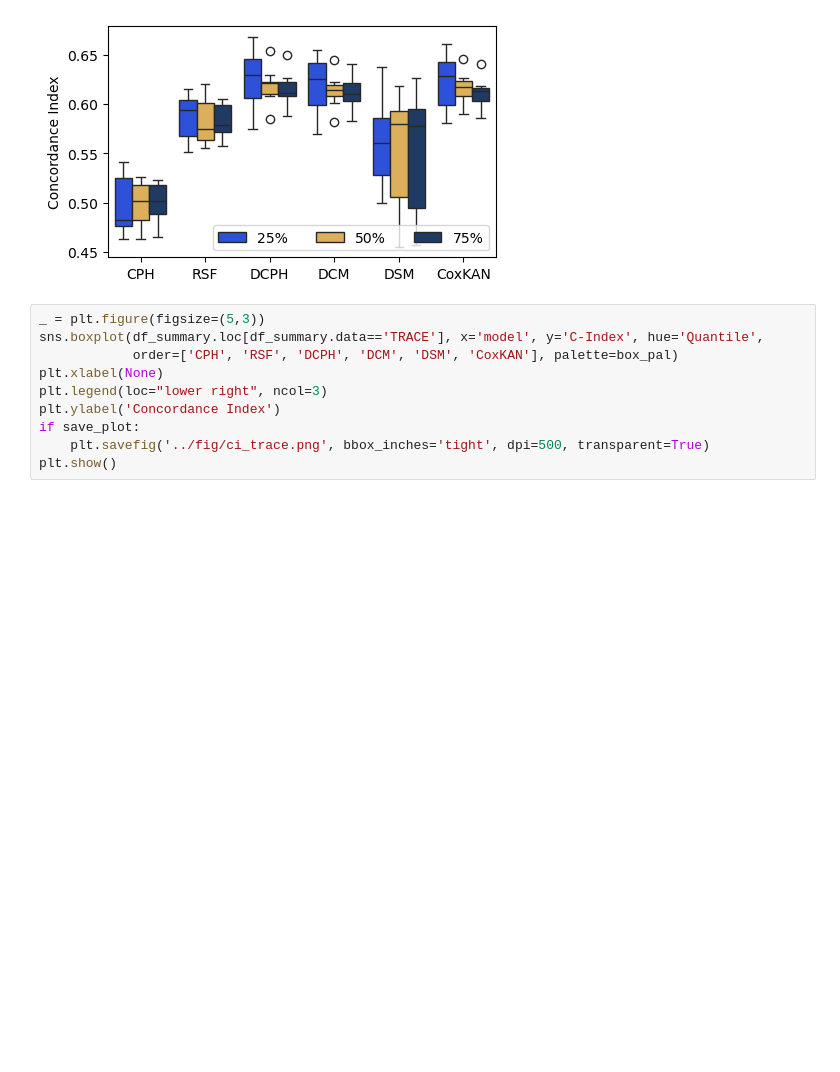
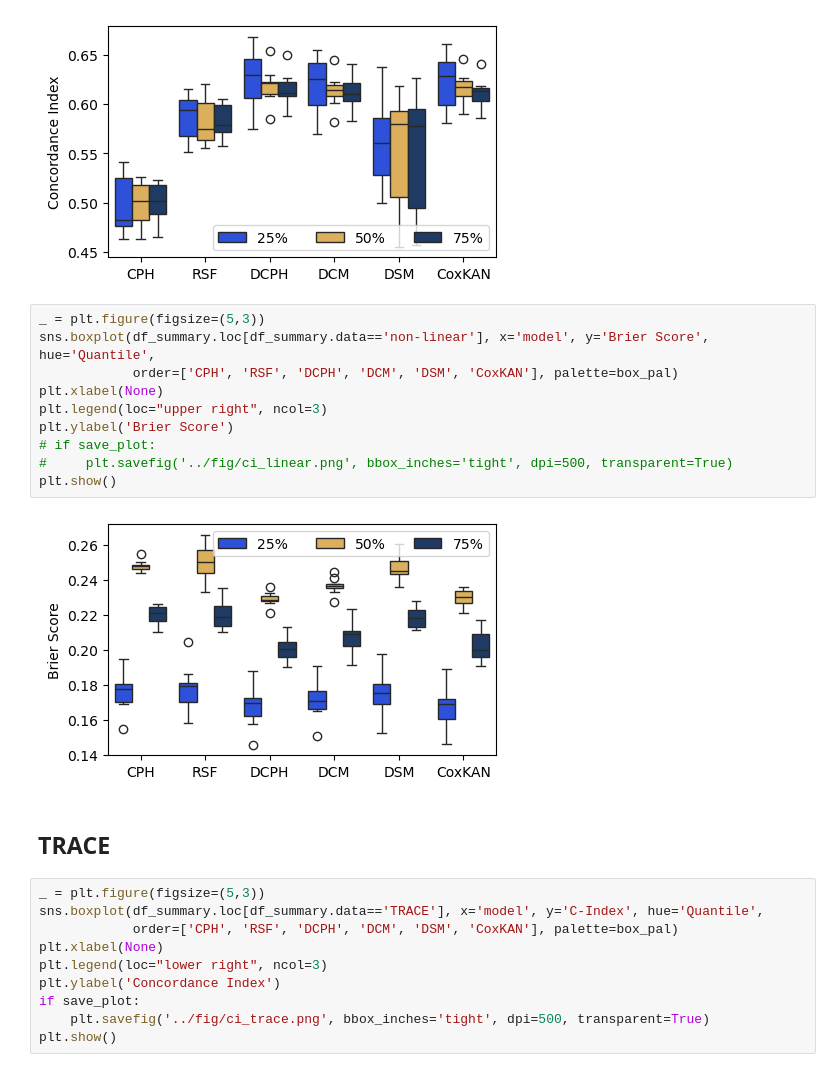
Before and after one commit to jiaxiang-cheng/CoxKAN, a Jupyter notebook: notebook/Summary.ipynb, the cells around one changed output. Drawn from its saved outputs; the diff is of its cells as text; blank space fills up the shorter version.

```diff
--- a/notebook/Summary.ipynb
+++ b/notebook/Summary.ipynb
@@ -110,6 +122,20 @@ if save_plot:
 plt.show()
 # %% [output]
 [figure]
+# %%
+_ = plt.figure(figsize=(5,3))
+sns.boxplot(df_summary.loc[df_summary.data=='non-linear'], x='model', y='Brier Score', hue='Quantile',
+            order=['CPH', 'RSF', 'DCPH', 'DCM', 'DSM', 'CoxKAN'], palette=box_pal)
+plt.xlabel(None)
+plt.legend(loc="upper right", ncol=3)
+plt.ylabel('Brier Score')
+# if save_plot:
+#     plt.savefig('../fig/ci_linear.png', bbox_inches='tight', dpi=500, transparent=True)
+plt.show()
+# %% [output]
+[figure, added]
+# %% [markdown]
+## TRACE
 # %%
 _ = plt.figure(figsize=(5,3))
 sns.boxplot(df_summary.loc[df_summary.data=='TRACE'], x='model', y='C-Index', hue='Quantile',
```
Also changed, not shown: parts of 9 cells of this notebook.
